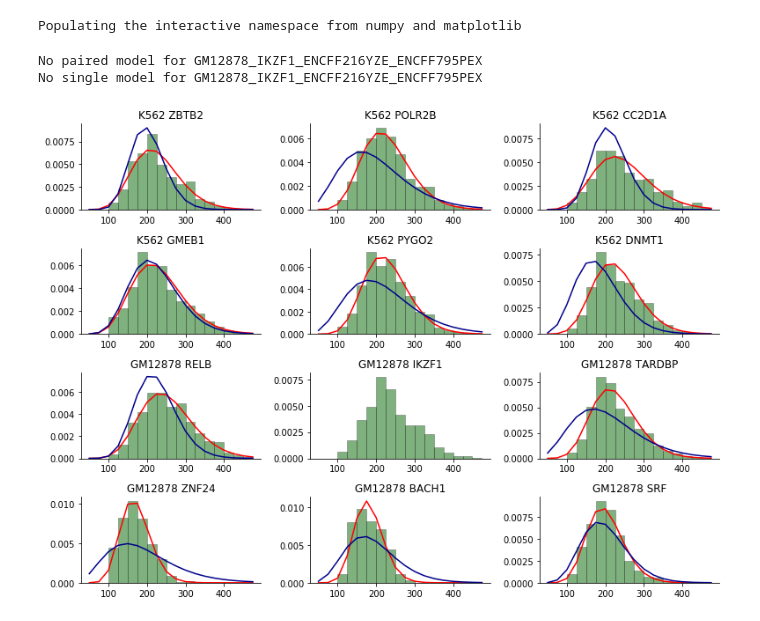
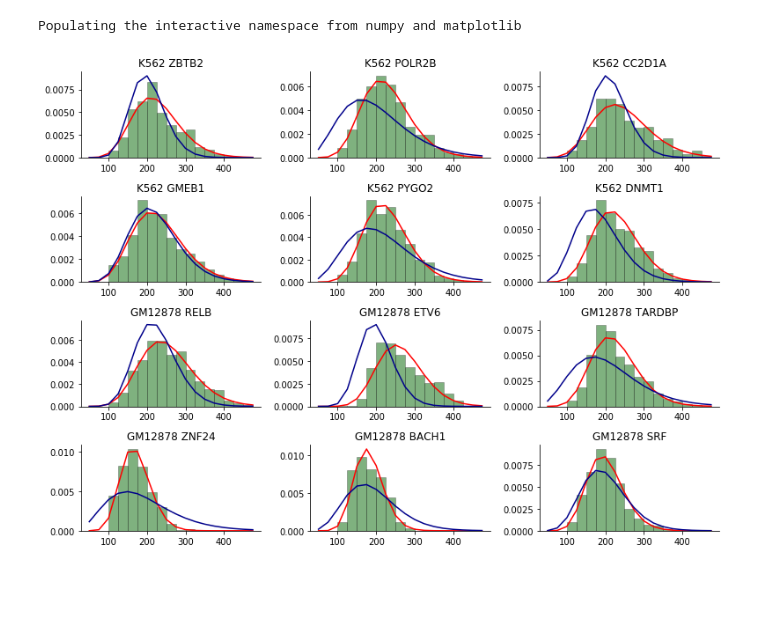
Before and after one commit to gymreklab/chips, a Jupyter notebook: paper-analyses/encode/PlotENCODEFragLengths.ipynb, the cells around one changed output. Cells and saved outputs as stored; diff of their text form; code cells hidden in the pictures; blank space fills up the shorter version.

```diff
--- a/paper-analyses/encode/PlotENCODEFragLengths.ipynb
+++ b/paper-analyses/encode/PlotENCODEFragLengths.ipynb
@@ -20,7 +20,7 @@ FACTORS = ["K562_ZBTB2_ENCFF294LPO_ENCFF551YGS",
            "K562_PYGO2_ENCFF288JVH_ENCFF078LXS",
            "K562_DNMT1_ENCFF987HMB_ENCFF958LLL",
            "GM12878_RELB_ENCFF708KIW_ENCFF355VTC",
-           "GM12878_IKZF1_ENCFF216YZE_ENCFF795PEX",
+           "GM12878_ETV6_ENCFF425VPI_ENCFF959JZX",
           "GM12878_TARDBP_ENCFF673WUM_ENCFF016QUV",
           "GM12878_ZNF24_ENCFF699QHD_ENCFF882PND",
           "GM12878_BACH1_ENCFF518TTP_ENCFF866OLZ",
@@ -31,33 +31,32 @@ FACTORS = ["K562_ZBTB2_ENCFF294LPO_ENCFF551YGS",
 
 fig = plt.figure()
 fig.set_size_inches((11, 8))
 fignum = 1
 for fac in FACTORS:
     try:
         frags = [int(item.strip()) for item in open(os.path.join(FRAGDIR, fac, fac+".paired.frags.txt"), "r").readlines()]
     except FileNotFoundError: print("No frags for %s"%fac)
     ax = fig.add_subplot(4, 3, fignum)
     bins = np.arange(50, 500, 25)
     ax.hist(frags, bins=bins, color="darkgreen", edgecolor="black", linewidth=0.5, alpha=0.5, density=True)
     #ax.set_xlabel("Fragment length", size=15)
     #ax.set_ylabel("Frequency", size=15);
     ax.spines['right'].set_visible(False)
     ax.spines['top'].set_visible(False)
     ax.yaxis.set_ticks_position('left')
     ax.xaxis.set_ticks_position('bottom')
     ax.set_title(fac.split("_")[0] + " " + fac.split("_")[1])
     # Plot Gamma fit for paired and single
     try:
         paired_model = json.load(open(os.path.join(FRAGDIR, fac, fac+".paired.json"), "r"))
         ax.plot(bins, spst.gamma(paired_model["frag"]["k"], 0, paired_model["frag"]["theta"]).pdf(bins), color="red")
     except FileNotFoundError: print("No paired model for %s"%fac)
     try:
         single_model = json.load(open(os.path.join(FRAGDIR, fac, fac+".json"), "r"))
         ax.plot(bins, spst.gamma(single_model["frag"]["k"], 0, single_model["frag"]["theta"]).pdf(bins), color="darkblue")
     except FileNotFoundError: print("No single model for %s"%fac)
     fignum += 1
 fig.tight_layout()
+fig.savefig("SuppFig_FragLens.pdf")
 # %% [output]
-No paired model for GM12878_IKZF1_ENCFF216YZE_ENCFF795PEX
-No single model for GM12878_IKZF1_ENCFF216YZE_ENCFF795PEX
-[figure, old version]
+[figure, new version]
```
Also changed, not shown: 8 other files.
